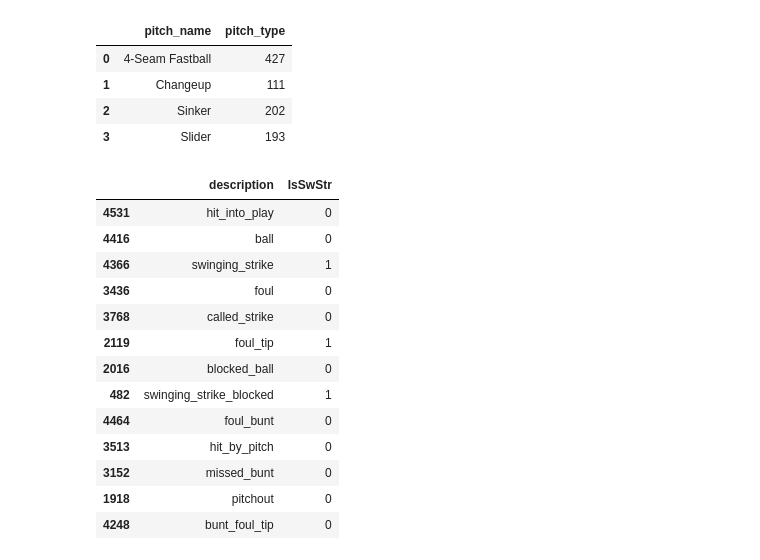
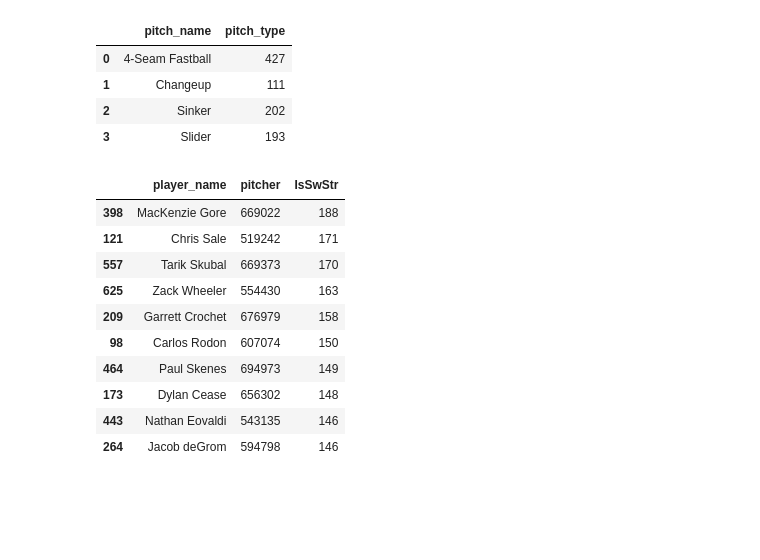
Before and after one commit to unbenounced/mlb, a Jupyter notebook: stats.ipynb, the cells around one changed output. Saved outputs shown, nothing was run; the diff lists cells and outputs as text; code cells hidden in the pictures; blank space fills up the shorter version.

```diff
--- a/stats.ipynb
+++ b/stats.ipynb
@@ -116,19 +116,17 @@ swstr_description = ['swinging_strike','foul_tip','swinging_strike_blocked']
 
 sav25['IsSwStr'] = np.where(sav25['description'].isin(swstr_description),1,0)
 # %%
-sav25[['description','IsSwStr']].drop_duplicates()
+swstr_totals = sav25.groupby(['player_name','pitcher'])['IsSwStr'].sum().reset_index().sort_values(by='IsSwStr', ascending=False)
+swstr_totals.head(10)
 # %% [output]
-|  | description | IsSwStr |
-| 4531 | hit_into_play | 0 |
-| 4416 | ball | 0 |
-| 4366 | swinging_strike | 1 |
-| 3436 | foul | 0 |
-| 3768 | called_strike | 0 |
-| 2119 | foul_tip | 1 |
-| 2016 | blocked_ball | 0 |
-| 482 | swinging_strike_blocked | 1 |
-| 4464 | foul_bunt | 0 |
-| 3513 | hit_by_pitch | 0 |
-| 3152 | missed_bunt | 0 |
-| 1918 | pitchout | 0 |
-| 4248 | bunt_foul_tip | 0 |
+|  | player_name | pitcher | IsSwStr |
+| 398 | MacKenzie Gore | 669022 | 188 |
+| 121 | Chris Sale | 519242 | 171 |
+| 557 | Tarik Skubal | 669373 | 170 |
+| 625 | Zack Wheeler | 554430 | 163 |
+| 209 | Garrett Crochet | 676979 | 158 |
+| 98 | Carlos Rodon | 607074 | 150 |
+| 464 | Paul Skenes | 694973 | 149 |
+| 173 | Dylan Cease | 656302 | 148 |
+| 443 | Nathan Eovaldi | 543135 | 146 |
+| 264 | Jacob deGrom | 594798 | 146 |
```
Also changed, not shown: parts of 1 cell of this notebook.
